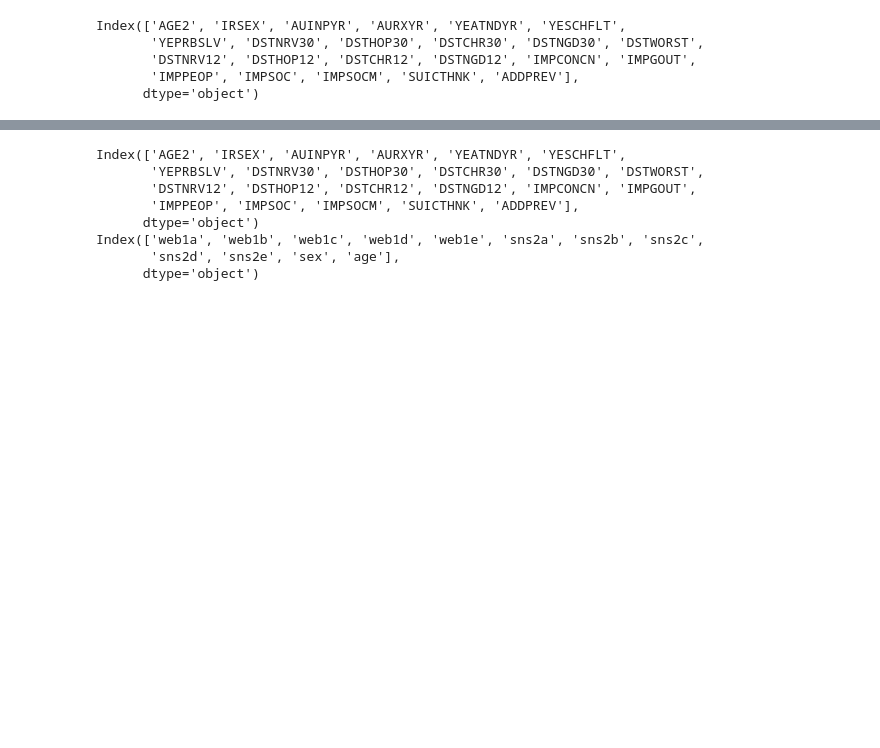
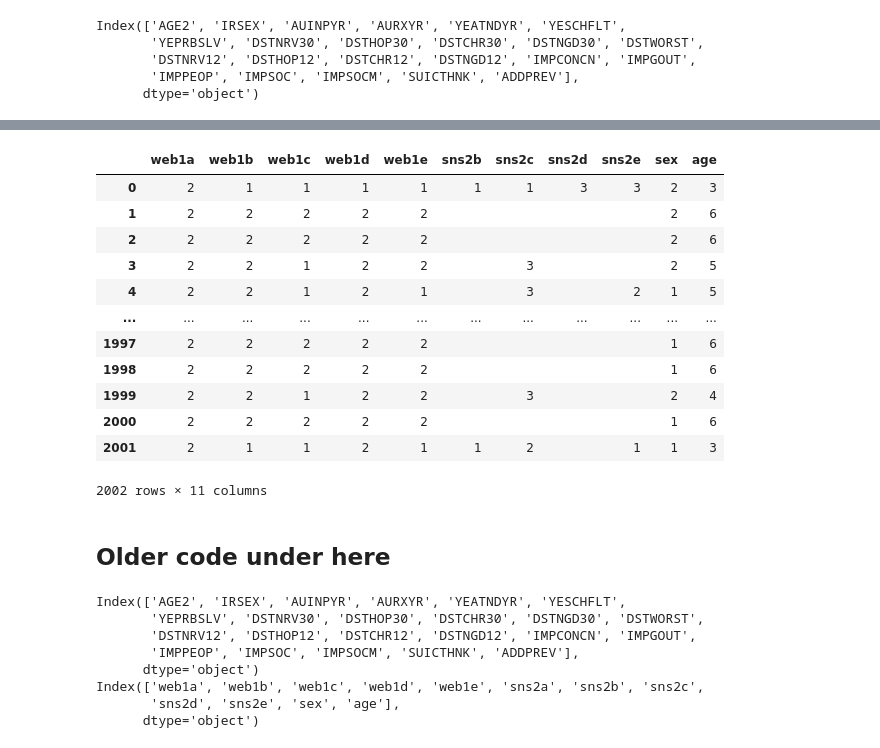
Before and after one commit to uic-cs418/group-project-gamon, a Jupyter notebook: synthia.ipynb, the cells around one changed output, grey strips where cells are left out. Saved outputs shown, nothing was run; the diff lists cells and outputs as text; code cells hidden in the pictures; blank space fills up the shorter version.

Commit message:
cleaning up Core Trends

```diff
--- a/synthia.ipynb
+++ b/synthia.ipynb
@@ -170,3 +180,24 @@ print(longForm_NSDUH2018)
+# %%
+# CoreTrends2018_long = cleanUpCoreTrends(CoreTrends2018_wantedCols)
+CoreTrends2018_wantedCols = CoreTrends2018_wantedCols.drop(columns=['sns2a'])
+
+CoreTrends2018_long = pd.melt(CoreTrends2018_wantedCols, id_vars['age'], value_vars=["web1a", "web1b", "web1c", "web1d", "web1e", "sns2b", "sns2c", "sns2d", "sns2e","sex"])
+# %% [output]
+|  | web1a | web1b | web1c | web1d | web1e | sns2b | sns2c | sns2d | sns2e | sex | age |
+| 0 | 2 | 1 | 1 | 1 | 1 | 1 | 1 | 3 | 3 | 2 | 3 |
+| 1 | 2 | 2 | 2 | 2 | 2 |  |  |  |  | 2 | 6 |
+| 2 | 2 | 2 | 2 | 2 | 2 |  |  |  |  | 2 | 6 |
+| 3 | 2 | 2 | 1 | 2 | 2 |  | 3 |  |  | 2 | 5 |
+| 4 | 2 | 2 | 1 | 2 | 1 |  | 3 |  | 2 | 1 | 5 |
+| ... | ... | ... | ... | ... | ... | ... | ... | ... | ... | ... | ... |
+| 1997 | 2 | 2 | 2 | 2 | 2 |  |  |  |  | 1 | 6 |
+| 1998 | 2 | 2 | 2 | 2 | 2 |  |  |  |  | 1 | 6 |
+| 1999 | 2 | 2 | 1 | 2 | 2 |  | 3 |  |  | 2 | 4 |
+| 2000 | 2 | 2 | 2 | 2 | 2 |  |  |  |  | 1 | 6 |
+| 2001 | 2 | 1 | 1 | 2 | 1 | 1 | 2 |  | 1 | 1 | 3 |
+2002 rows × 11 columns
+# %% [markdown]
+## Older code under here
 # %%
 print(NSDUH2018_wantedCols.columns)
 print(CoreTrends2018_wantedCols.columns)
```
Also changed, not shown: parts of 8 cells of this notebook, 1 other file.
